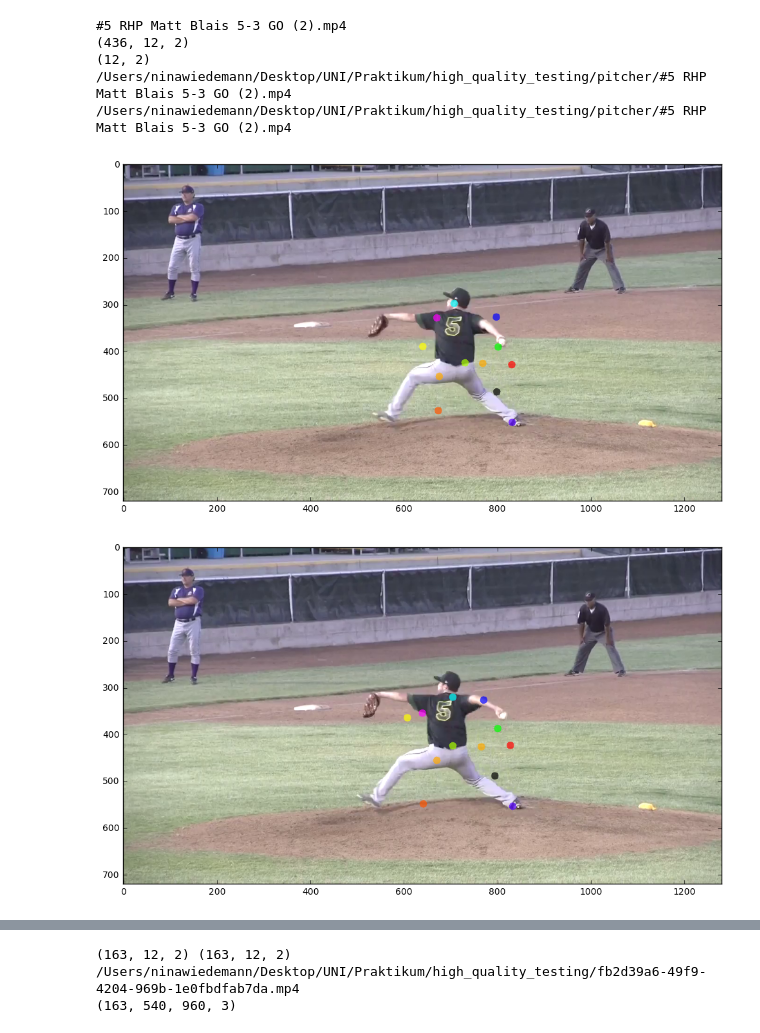
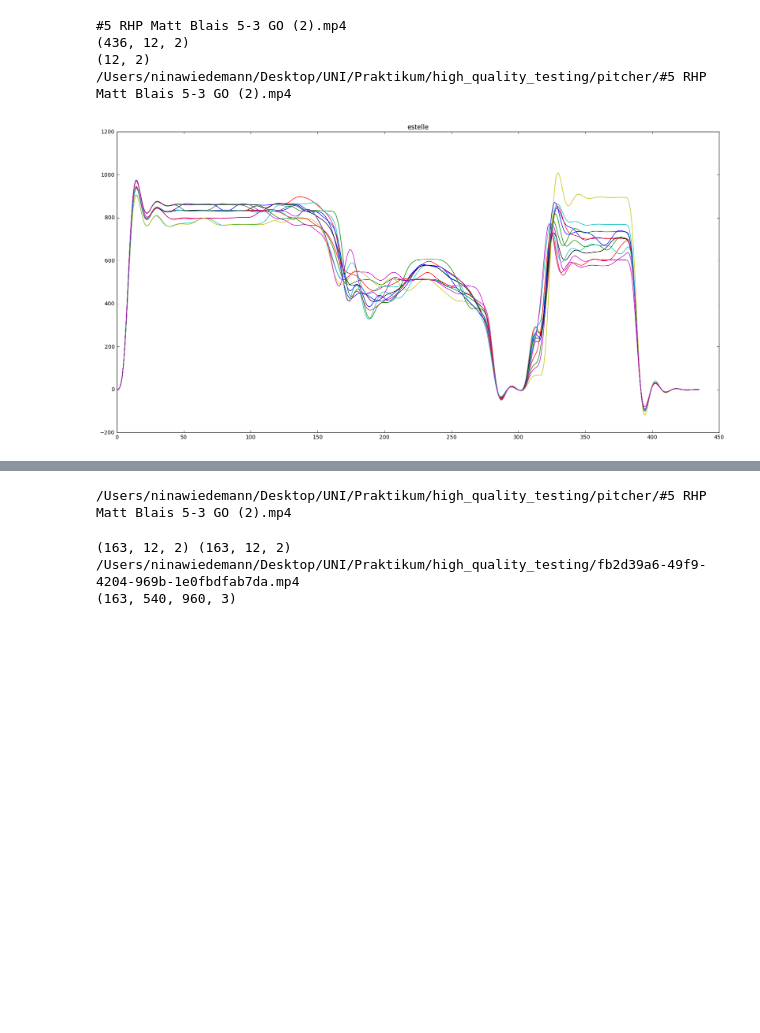
Before and after one commit to NinaWie/pitch_type, a Jupyter notebook: Player localization.ipynb, the cells around one changed output, grey strips where cells are left out. Saved outputs shown, nothing was run; the diff lists cells and outputs as text; code cells hidden in the pictures; blank space fills up the shorter version.

```diff
--- a/Player localization.ipynb
+++ b/Player localization.ipynb
@@ -103,6 +104,20 @@ def from_json(file):
             l_joints.append(l_coo)
         liste.append(l_joints)
     return np.array(liste)
+
+def lowpass(sequence):
+    def butter_lowpass(cutoff, fs, order=5):
+        nyq = 0.5 * fs
+        normal_cutoff = cutoff / float(nyq)
+        b, a = butter(order, normal_cutoff, btype='low', analog=False)
+        return b, a
+
+
+    def butter_lowpass_filter(data, cutoff, fs, order=5):
+        b, a = butter_lowpass(cutoff, fs, order=order)
+        y = lfilter(b, a, data)
+        return y
+    return butter_lowpass_filter(sequence, 1, 15)
 
 def smooth_estelle(x,window_len=6,window='hanning'):
     """smooth the data using a window with requested size.
@@ -442,44 +457,43 @@ for json_file in ["#5 RHP Matt Blais 5-3 GO (2).json"]: #listdir(outputs):
         f = path+"batter/"+name+".mp4"
     else:
         f = path+"pitcher/"+name+".mp4"
     #name = "#5 RHP Matt Blais (4)"
     print(handle_one_arr.shape)
     print(np.array(handle_one_arr[0]).shape)
     print(f)
 
     #local_out = [elem.tolist() for elem in new_df]
 
     #with open(outputs+name+"_local.json", "w") as outfile:
      #   json.dump(local_out, outfile)
 
 
     #print(handle_one_arr[200:205])
-    arr = color_video(handle_one_arr, f, start = 150, end = 155, cut_frame = False, plotting = True)#len(handle_one_arr)) #, printing = argmin_list)
-    break
+    #arr = color_video(handle_one_arr, f, start = 150, end = 155, cut_frame = False, plotting = True)#len(handle_one_arr)) #, printing = argmin_list)
+    #break
     # skvideo.io.vwrite("/Users/ninawiedemann/Desktop/UNI/Praktikum/high_quality_testing/handle_one_bsp.mp4", arr)
+    new_df = handle_one_arr
     for i in range(12):
         for j in range(2):
-            new_df[:,i,j] = kalmann(new_df[:,i,j]) #, window_len = 12, window = "flat")
+            new_df[:,i,j] = lowpass(new_df[:,i,j]) #, window_len = 12, window = "flat")
 
-    df_handle = [handle_one_arr, handle_one_arr.copy()]
+    #df_handle = [handle_one_arr, handle_one_arr.copy()]
 
-    center = [dictionary[name][1],dictionary[name][0]] #[83, 102] # [ 182.,  601.] #
-    new_df = np.array(df_coordinates(df_handle, np.array([center]), player_list)[1])
-    print("out_df", np.array(new_df).shape)
-    print(f)
+    #center = [dictionary[name][1],dictionary[name][0]] #[83, 102] # [ 182.,  601.] #
+    #new_df = np.array(df_coordinates(df_handle, np.array([center]), player_list)[1])
+    #print("out_df", np.array(new_df).shape)
+    #print(f)
     # new_df = ndimage.filters.gaussian_filter1d(np.array(new_df), axis = 0, sigma = 3)
-    print(new_df.shape)
+    #print(new_df.shape)
     plt.figure(figsize=(20,10))
     plt.plot(new_df[:,:12,0])
     plt.title("estelle")
     plt.show()
-    arr2 = color_video(new_df[:,:12,:], f, start = 0, end =len(new_df), printing = None, plotting=False)
-    io.vwrite(outputs+name+"_kalmann_stronger.mp4", arr2)
+    arr2 = color_video(new_df[:,:12,:], f, start = 0, cut_frame=False, end =len(new_df), printing = None, plotting=False)
+    io.vwrite(outputs+name+"_lowpass.mp4", arr2)
 # %% [output]
 #5 RHP Matt Blais 5-3 GO (2).mp4
 (436, 12, 2)
 (12, 2)
 /Users/ninawiedemann/Desktop/UNI/Praktikum/high_quality_testing/pitcher/#5 RHP Matt Blais 5-3 GO (2).mp4
-/Users/ninawiedemann/Desktop/UNI/Praktikum/high_quality_testing/pitcher/#5 RHP Matt Blais 5-3 GO (2).mp4
-[figure, old version]
+[figure, new version]
-[figure, removed]
@@ -489,3 +500,4 @@ for json_file in ["#5 RHP Matt Blais 5-3 GO (2).json"]: #listdir(outputs):
+/Users/ninawiedemann/Desktop/UNI/Praktikum/high_quality_testing/pitcher/#5 RHP Matt Blais 5-3 GO (2).mp4
 # %%
 def color_video_two(json_array1, json_array2, vid_file, start = 0, end = 300, printing =None, plotting=True):
     colors = [[255, 0, 0], [0, 255, 0], [0, 0, 255], [255, 255, 0], [255, 0, 255], [0, 255, 255], [0, 170, 255],
```
Also changed, not shown: parts of 3 cells of this notebook, 18 other files.
